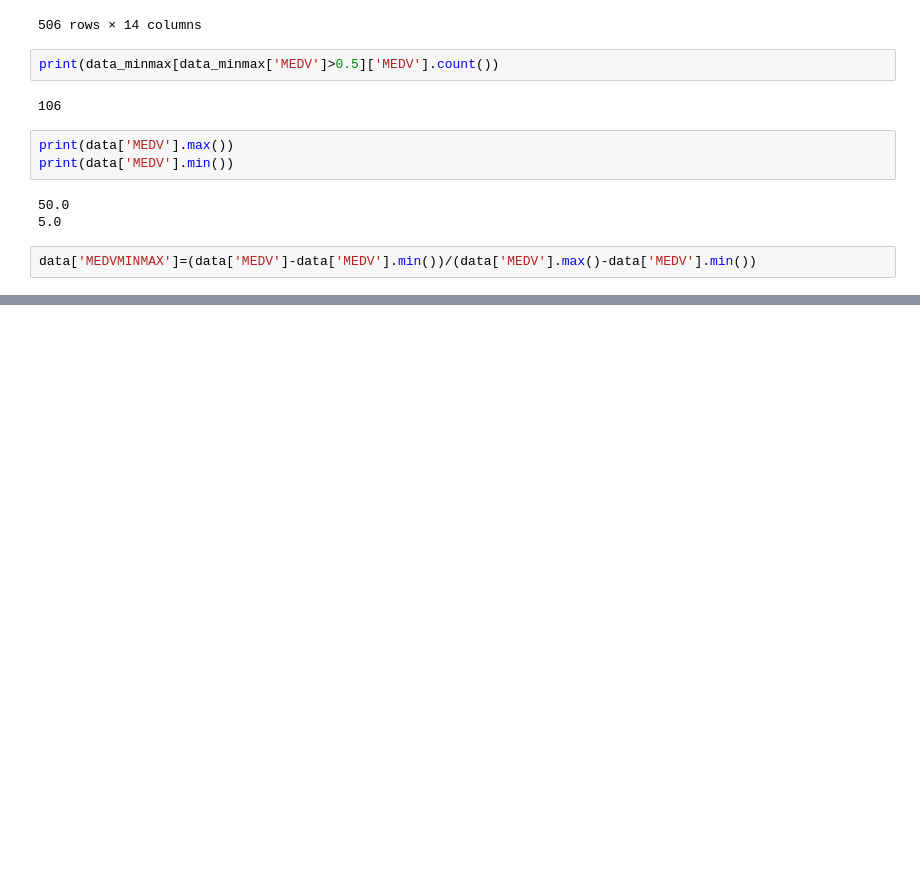
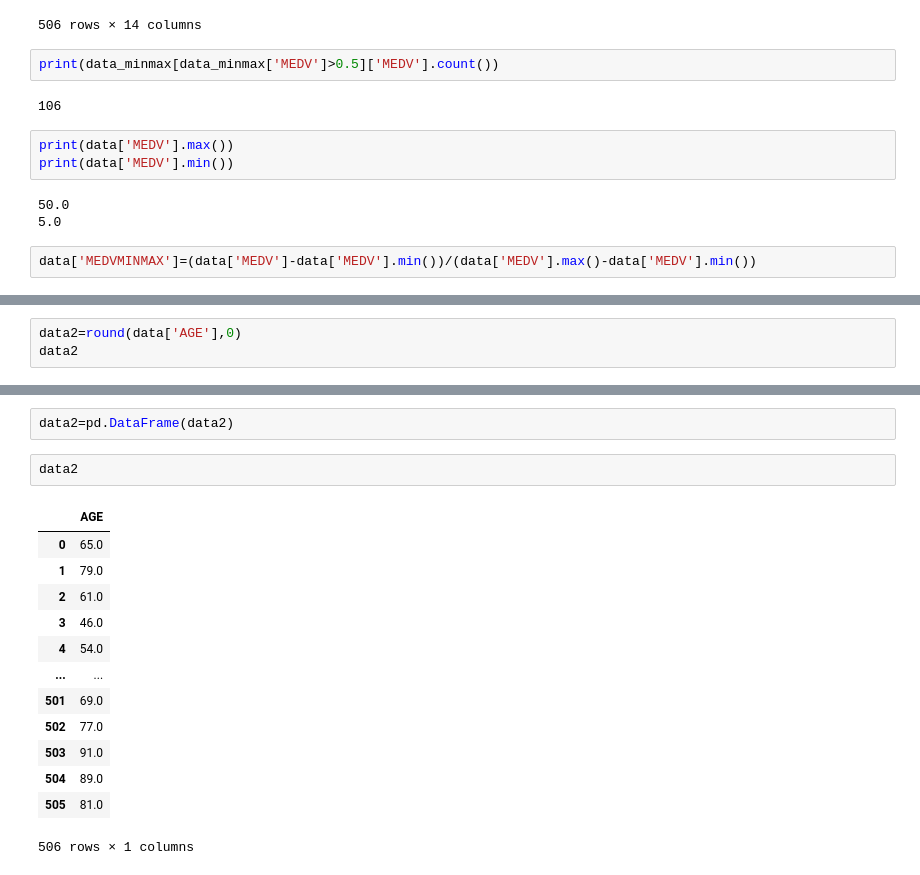
Before and after one commit to jaewon-jun9/python_study, a Jupyter notebook: 빅데이터분석기사/실기연습/DAY2.ipynb, the cells around one changed output, grey strips where cells are left out. Drawn from its saved outputs; the diff is of its cells as text; blank space fills up the shorter version.

```diff
--- a/빅데이터분석기사/실기연습/DAY2.ipynb
+++ b/빅데이터분석기사/실기연습/DAY2.ipynb
@@ -302,0 +305,3 @@ SyntaxError: unexpected EOF while parsing (<ipython-input-32-a24e7a3f7d53>, line
+# %%
+data2=round(data['AGE'],0)
+data2
@@ -302,0 +321,18 @@ SyntaxError: unexpected EOF while parsing (<ipython-input-32-a24e7a3f7d53>, line
+# %%
+data2=pd.DataFrame(data2)
+# %%
+data2
+# %% [output]
+|  | AGE |
+| 0 | 65.0 |
+| 1 | 79.0 |
+| 2 | 61.0 |
+| 3 | 46.0 |
+| 4 | 54.0 |
+| ... | ... |
+| 501 | 69.0 |
+| 502 | 77.0 |
+| 503 | 91.0 |
+| 504 | 89.0 |
+| 505 | 81.0 |
+506 rows × 1 columns
```
Also changed, not shown: parts of 8 cells of this notebook.
